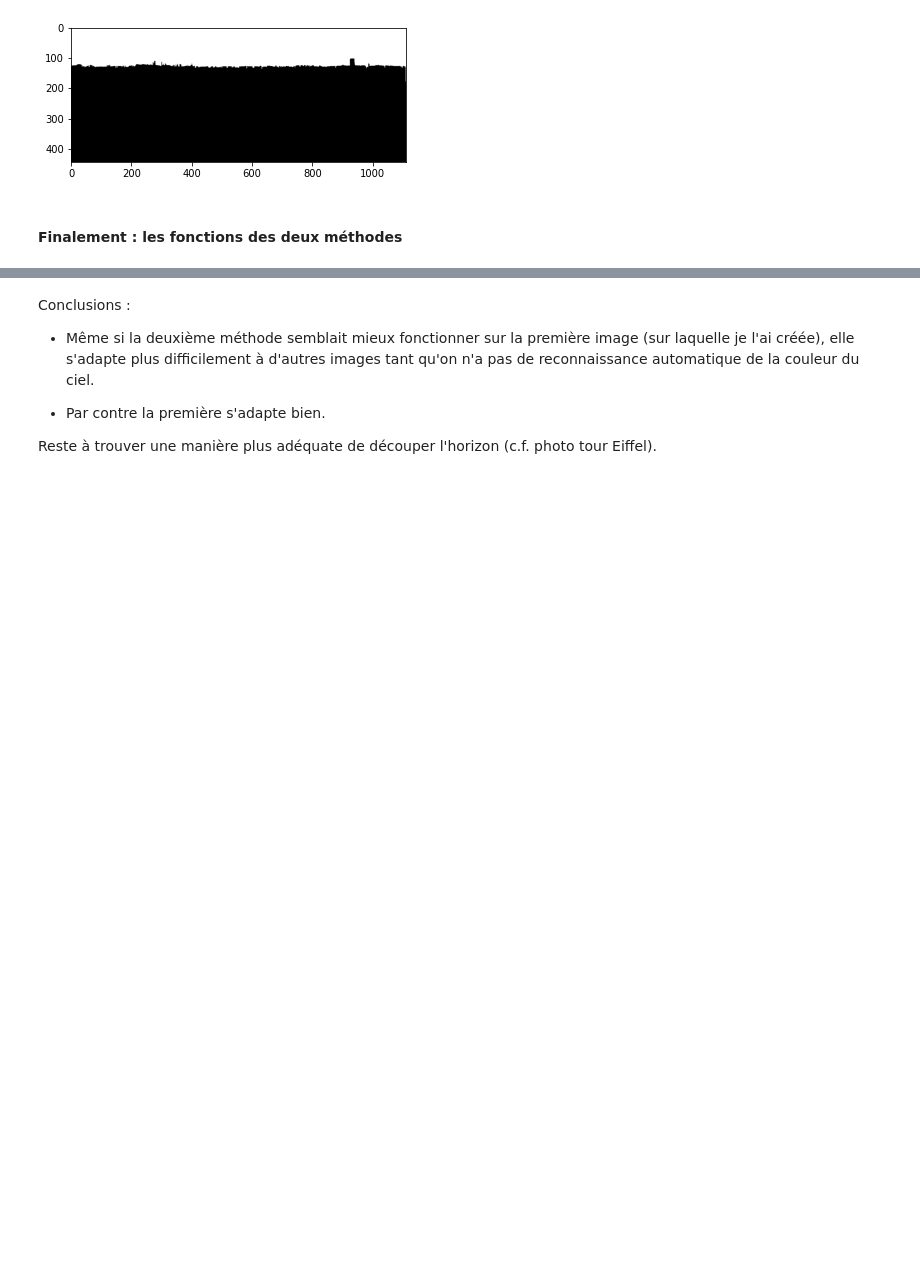
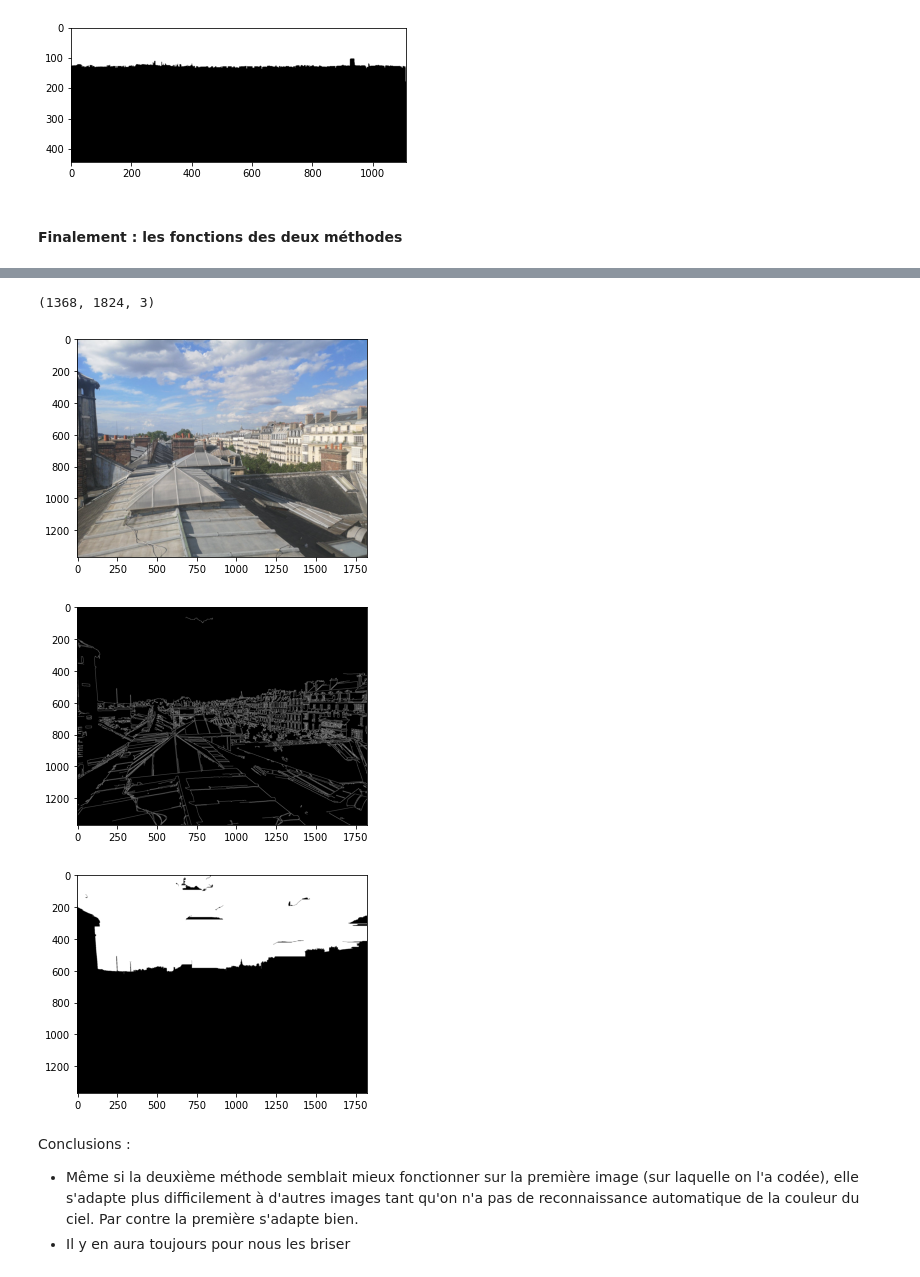
Before and after one commit to arthurthomasp21/analyse-horizon, a Jupyter notebook: horizon.ipynb, the cells around one changed output, grey strips where cells are left out. Cells and saved outputs as stored; diff of their text form; code cells hidden in the pictures; blank space fills up the shorter version.

```diff
--- a/horizon.ipynb
+++ b/horizon.ipynb
@@ -15,7 +15,6 @@ plt.show()
 # %%
 gray = cv2.cvtColor(image, cv2.COLOR_BGR2GRAY)
 blurred = cv2.GaussianBlur(gray, (5, 5), 0)
-
 wide = cv2.Canny(blurred, 10, 200)
 mid = cv2.Canny(blurred, 30, 150)
 tight = cv2.Canny(blurred, 240, 250)
@@ -26,6 +25,13 @@ plt.imshow(mid, cmap = 'gray')
 plt.figure()
 plt.imshow(tight, cmap = 'gray')
 plt.show()
+
+def func_edges(image):
+    gray = cv2.cvtColor(image, cv2.COLOR_BGR2GRAY)
+    blurred = cv2.GaussianBlur(gray, (5, 5), 0)
+    mid = cv2.Canny(blurred, 30, 150)
+    plt.imshow(mid, cmap = 'gray')
+    plt.figure()
 # %% [output]
 [figure]
 [figure]
@@ -186,9 +245,19 @@ horizon_2(name, 220, 260)
+# %%
+name = 'mines2.jpg'
+image = cv2.imread(name)
+print(np.shape(image))
+plt.imshow(cv2.cvtColor(image, cv2.COLOR_BGR2RGB))
+plt.show()
+func_edges(image)
+horizon_1(name,10,100)
+# horizon_2(name, 220, 260)
+# %% [output]
+(1368, 1824, 3)
+[figure, added]
+[figure, added]
+[figure, added]
 # %% [markdown]
 Conclusions :
 
-- Même si la deuxième méthode semblait mieux fonctionner sur la première image (sur laquelle je l'ai créée), elle s'adapte plus difficilement à d'autres images tant qu'on n'a pas de reconnaissance automatique de la couleur du ciel.
-
-- Par contre la première s'adapte bien.
-
-
-Reste à trouver une manière plus adéquate de découper l'horizon (c.f. photo tour Eiffel).
+- Même si la deuxième méthode semblait mieux fonctionner sur la première image (sur laquelle on l'a codée), elle s'adapte plus difficilement à d'autres images tant qu'on n'a pas de reconnaissance automatique de la couleur du ciel. Par contre la première s'adapte bien.
+- Il y en aura toujours pour nous les briser
```
Also changed, not shown: parts of 9 cells of this notebook.
